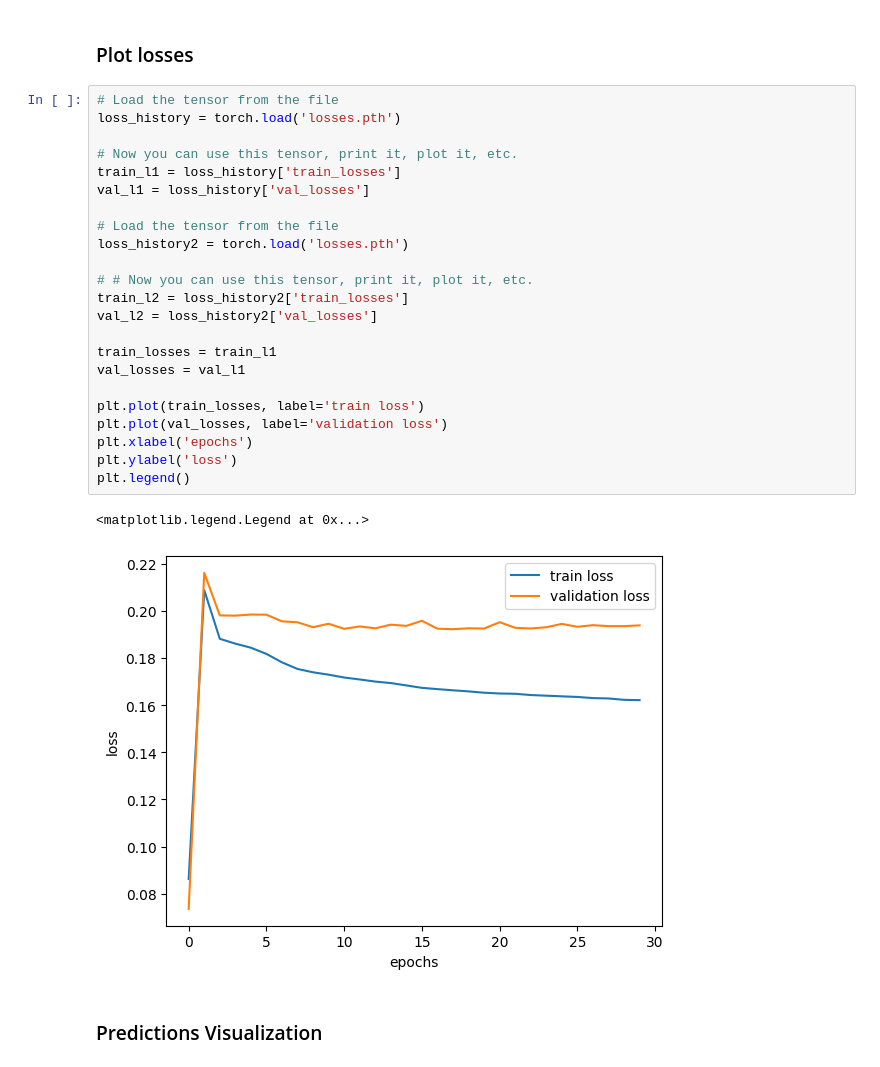
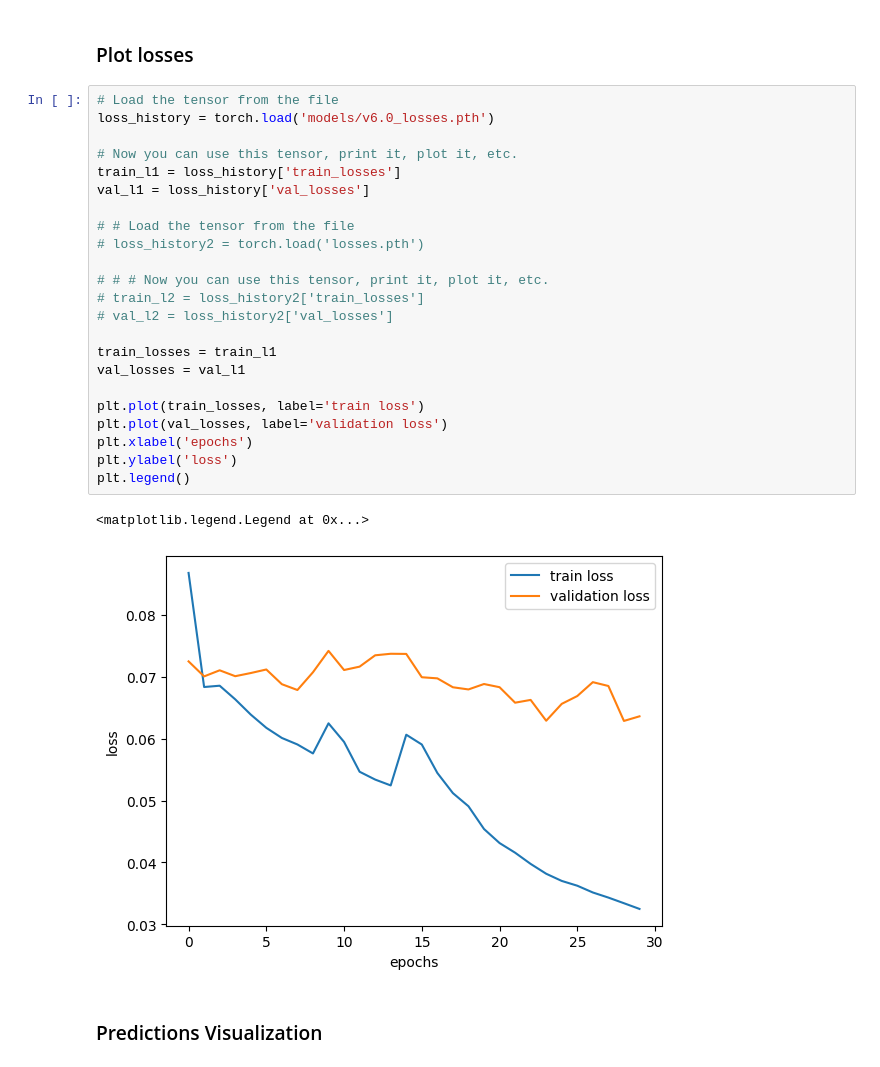
Before and after one commit to TheRoboticsClub/gsoc2023-Meiqi_Zhao, a Jupyter notebook: src/ModifiedDeepestLSTMTinyPilotNet/train.ipynb, the cells around one changed output. Cells and saved outputs as stored; diff of their text form.

```diff
--- a/src/ModifiedDeepestLSTMTinyPilotNet/train.ipynb
+++ b/src/ModifiedDeepestLSTMTinyPilotNet/train.ipynb
@@ -302,30 +297,30 @@ Epoch 30, Train Loss: 0.16211695164912154, Val Loss: 0.1938191442320707
 ### Plot losses
 # %%
 # Load the tensor from the file
-loss_history = torch.load('losses.pth')
+loss_history = torch.load('models/v6.0_losses.pth')
 
 # Now you can use this tensor, print it, plot it, etc.
 train_l1 = loss_history['train_losses']
 val_l1 = loss_history['val_losses']
 
-# Load the tensor from the file
-loss_history2 = torch.load('losses.pth')
+# # Load the tensor from the file
+# loss_history2 = torch.load('losses.pth')
 
-# # Now you can use this tensor, print it, plot it, etc.
-train_l2 = loss_history2['train_losses']
-val_l2 = loss_history2['val_losses']
+# # # Now you can use this tensor, print it, plot it, etc.
+# train_l2 = loss_history2['train_losses']
+# val_l2 = loss_history2['val_losses']
 
 train_losses = train_l1
 val_losses = val_l1
 
 plt.plot(train_losses, label='train loss')
 plt.plot(val_losses, label='validation loss')
 plt.xlabel('epochs')
 plt.ylabel('loss')
 plt.legend()
 # %% [output]
 <matplotlib.legend.Legend at 0x...>
-[figure, old version]
+[figure, new version]
 # %% [markdown]
 ### Predictions Visualization
 # %%
```
Also changed, not shown: parts of 5 cells of this notebook, 25 other files.
